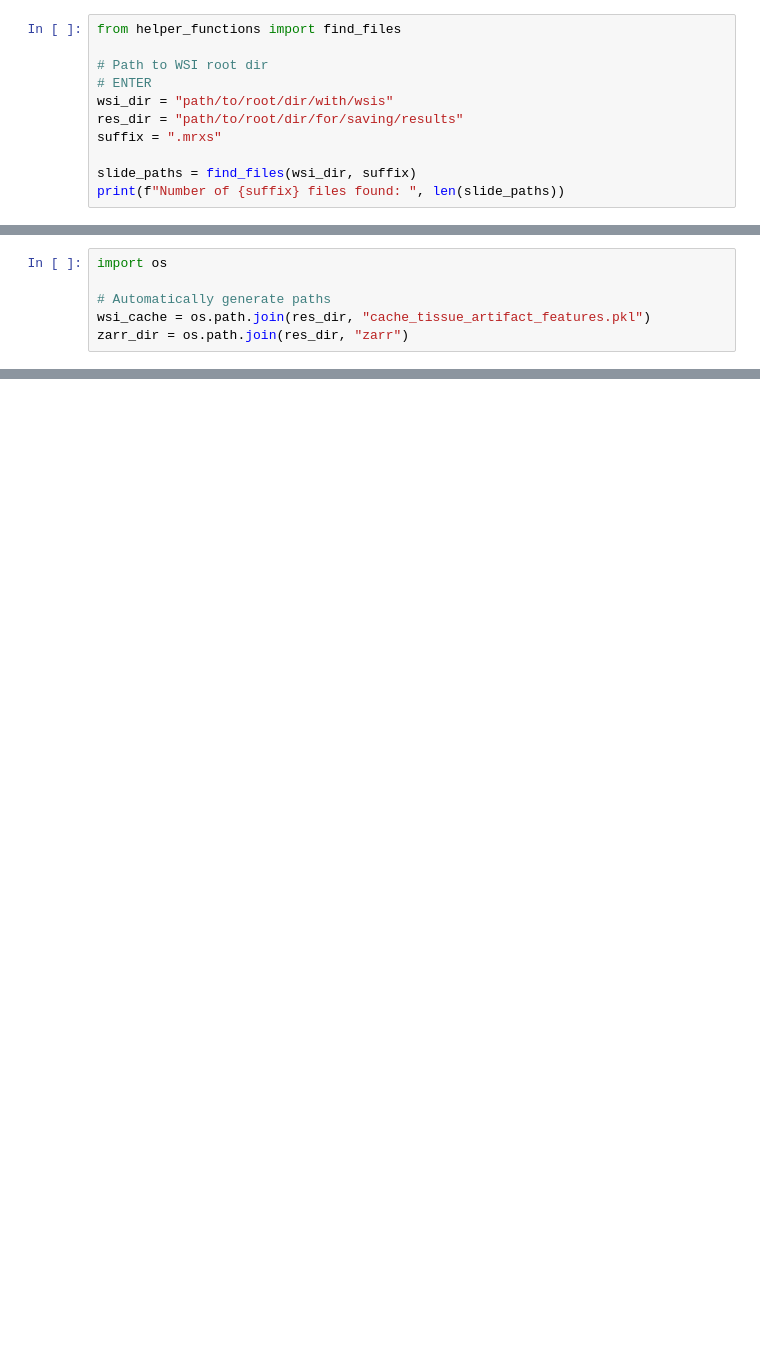
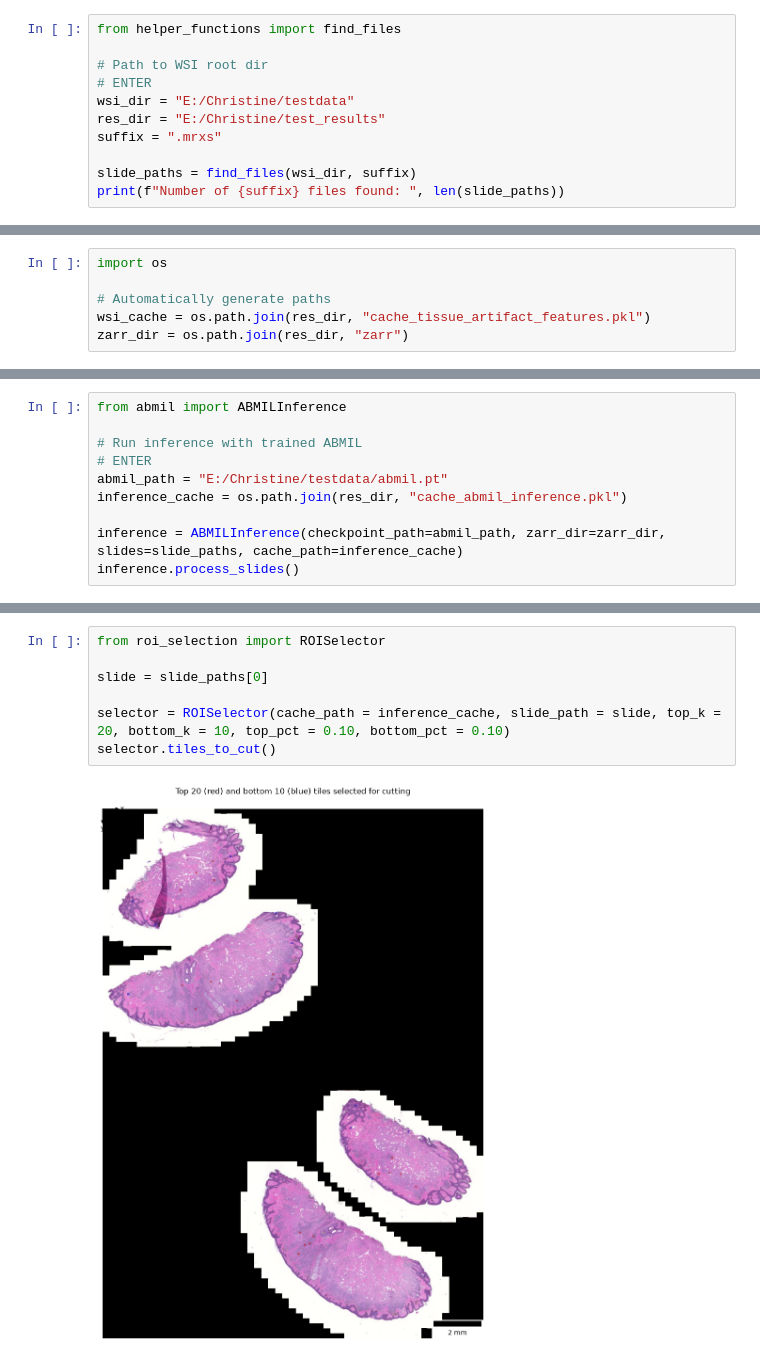
Before and after one commit to chje118/100k, a Jupyter notebook: notebooks/full_pipeline.ipynb, the cells around one changed output, grey strips where cells are left out. Saved outputs shown, nothing was run; the diff lists cells and outputs as text; blank space fills up the shorter version.

Commit message:
remaing pipeline in notebook:abmil inference, rois, calibration points, saved to xml for lmd

```diff
--- a/notebooks/full_pipeline.ipynb
+++ b/notebooks/full_pipeline.ipynb
@@ -10,8 +10,8 @@ from helper_functions import find_files
 
 # Path to WSI root dir
 # ENTER
-wsi_dir = "path/to/root/dir/with/wsis"
-res_dir = "path/to/root/dir/for/saving/results"
+wsi_dir = "E:/Christine/testdata"
+res_dir = "E:/Christine/test_results"
 suffix = ".mrxs"
 
 slide_paths = find_files(wsi_dir, suffix)
@@ -44,0 +78,10 @@ print_cache_summary(wsi_cache)
+# %%
+from abmil import ABMILInference
+
+# Run inference with trained ABMIL
+# ENTER
+abmil_path = "E:/Christine/testdata/abmil.pt"
+inference_cache = os.path.join(res_dir, "cache_abmil_inference.pkl")
+
+inference = ABMILInference(checkpoint_path=abmil_path, zarr_dir=zarr_dir, slides=slide_paths, cache_path=inference_cache)
+inference.process_slides()
@@ -44,0 +128,9 @@ print_cache_summary(wsi_cache)
+# %%
+from roi_selection import ROISelector
+
+slide = slide_paths[0]
+
+selector = ROISelector(cache_path = inference_cache, slide_path = slide, top_k = 20, bottom_k = 10, top_pct = 0.10, bottom_pct = 0.10)
+selector.tiles_to_cut()
+# %% [output]
+[figure, added]
```
Also changed, not shown: parts of 14 cells of this notebook, 2 other files.
